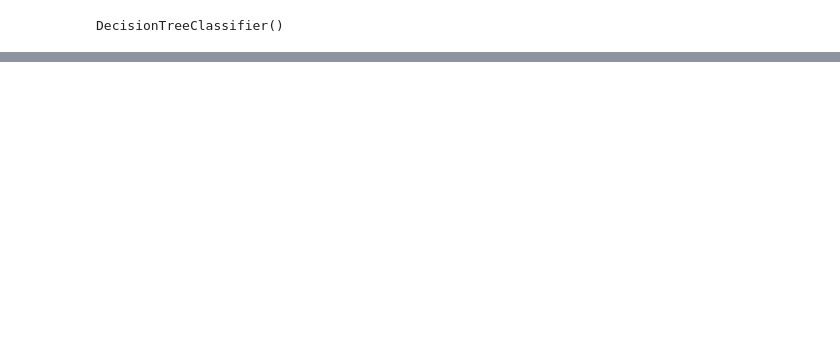
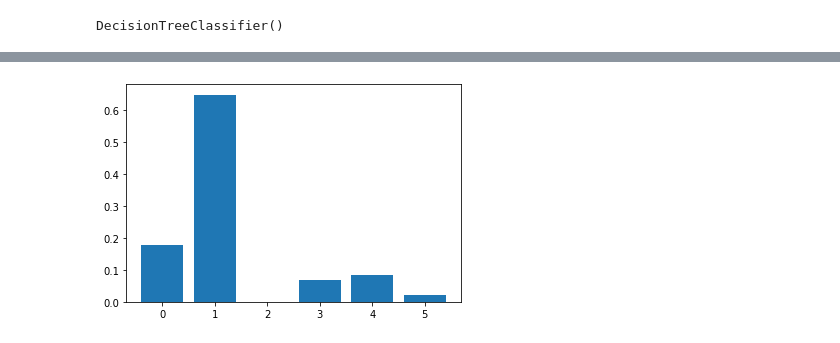
Before and after one commit to brunobou/projet_personnel, a Jupyter notebook: kaggle_titanic/étude des modèles.ipynb, the cells around one changed output, grey strips where cells are left out. Cells and saved outputs as stored; diff of their text form; code cells hidden in the pictures; blank space fills up the shorter version.

Commit message:
Update étude des modèles.ipynb
feature importance

```diff
--- a/kaggle_titanic/étude des modèles.ipynb
+++ b/kaggle_titanic/étude des modèles.ipynb
@@ -144,0 +145,7 @@ weighted avg       0.77      0.76      0.74        90
+# %%
+importance = tree2.feature_importances_
+# %%
+plt.bar([x for x in range(len(importance))], importance)
+plt.show()
+# %% [output]
+[figure, added]
```
Also changed, not shown: parts of 6 cells of this notebook.
